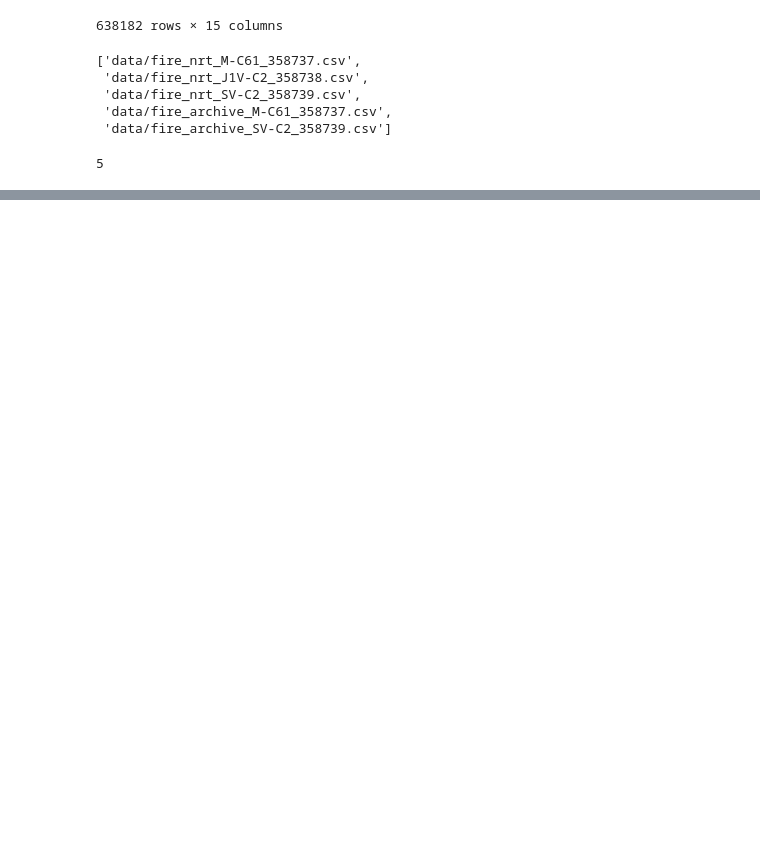
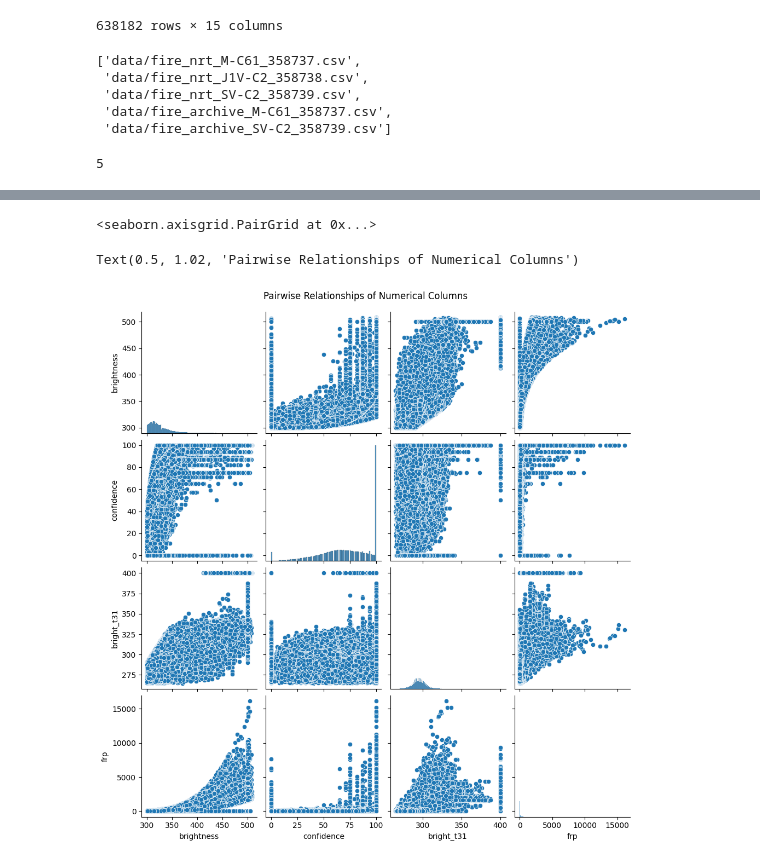
Before and after one commit to FormulaMonks/wildfire-predictor, a Jupyter notebook: dataset_creator.ipynb, the cells around one changed output, grey strips where cells are left out. Saved outputs shown, nothing was run; the diff lists cells and outputs as text; code cells hidden in the pictures; blank space fills up the shorter version.

```diff
--- a/dataset_creator.ipynb
+++ b/dataset_creator.ipynb
@@ -91,0 +190,10 @@ filestats.sort_values(by=['start', 'instrument'])
+# %%
+# Create a pair plot of selected numerical columns
+num_cols = ['brightness', 'confidence', 'bright_t31', 'frp']
+sns.pairplot(data[num_cols])
+plt.suptitle('Pairwise Relationships of Numerical Columns', y=1.02)
+plt.show()
+# %% [output]
+<seaborn.axisgrid.PairGrid at 0x...>
+Text(0.5, 1.02, 'Pairwise Relationships of Numerical Columns')
+[figure, added]
```
Also changed, not shown: parts of 23 cells of this notebook, 2 other files.
